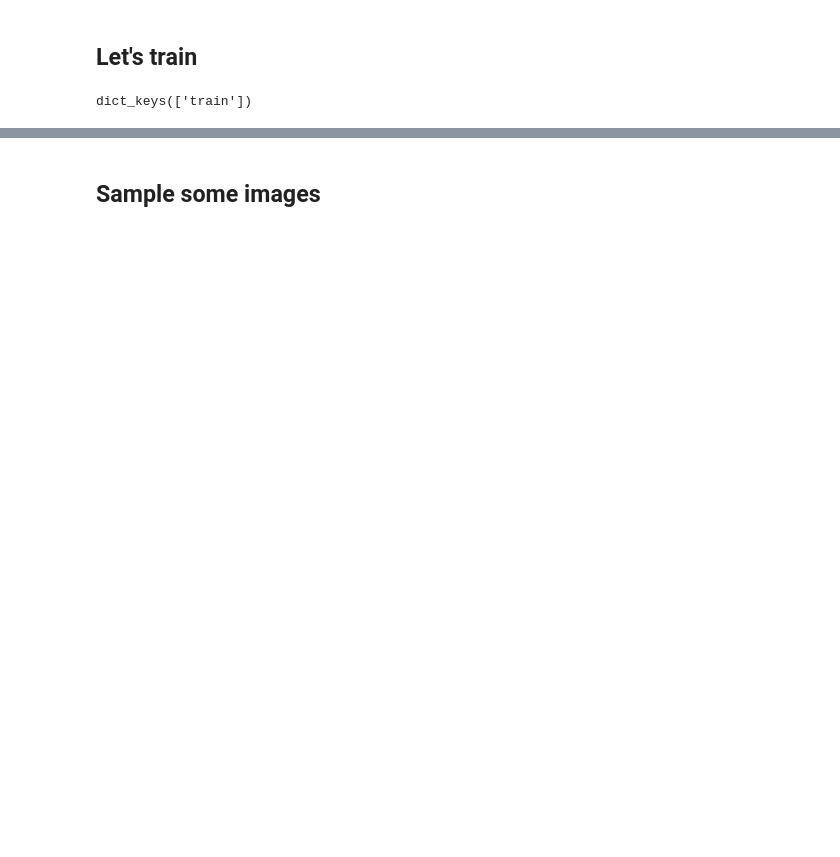
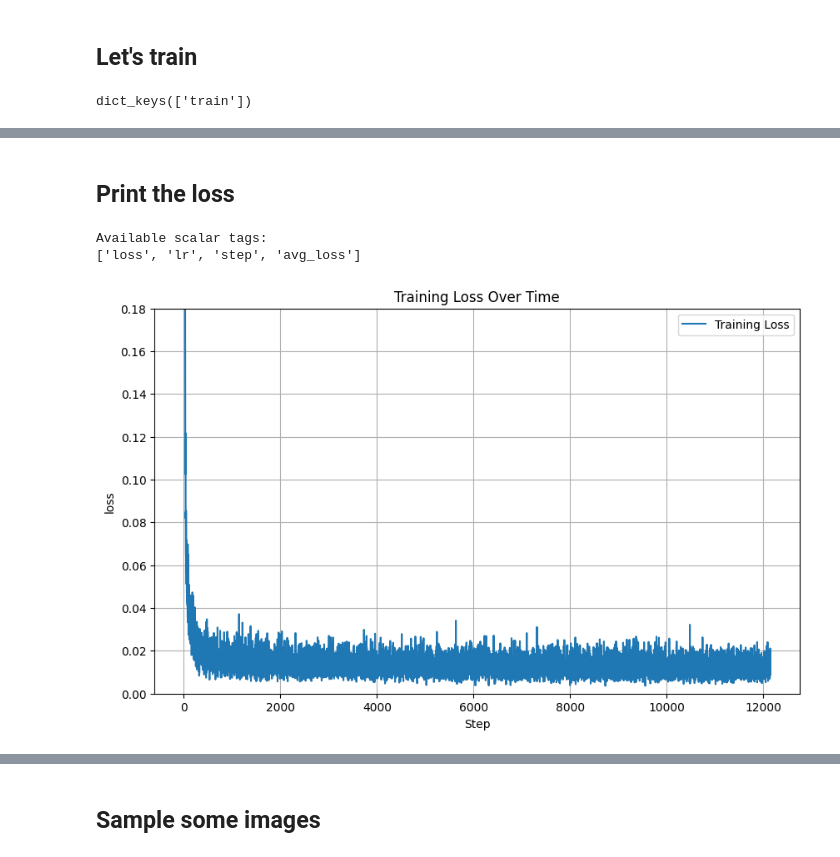
Before and after one commit to otausendschoen/Image_Classification_Diffusion-Augmentation, a Jupyter notebook: Codes/01_diffusion_model_conditional.ipynb, the cells around one changed output, grey strips where cells are left out. Drawn from its saved outputs; the diff is of its cells as text; code cells hidden in the pictures; blank space fills up the shorter version.

```diff
--- a/Codes/01_diffusion_model_conditional.ipynb
+++ b/Codes/01_diffusion_model_conditional.ipynb
@@ -136,16 +135,16 @@ from dataclasses import dataclass
 @dataclass
 class TrainingConfig:
     image_size = 64  # the generated image resolution
-    train_batch_size = 80
+    train_batch_size = 100
     eval_batch_size = 100  # 64 ~ 10g ram, 256 for A100
-    num_epochs = 50 #feel free to change, since we will always continue the already improved loss with loading the checkpoints. running this code again only improves the model
+    num_epochs = 45 #feel free to change, since we will always continue the already improved loss with loading the checkpoints. running this code again only improves the model
     gradient_accumulation_steps = 1
     learning_rate = 1e-4
     lr_warmup_steps = 50
     save_image_epochs = 10
-    save_model_epochs = 30
+    save_model_epochs = 45
     mixed_precision = 'fp16'  # `no` for float32, `fp16` for automatic mixed precision
-    output_dir = 'ddpm-eurosat-conditional_test'  # the model namy locally and on the HF Hub
+    output_dir = 'ddpm-eurosat-claudia'  # the model namy locally and on the HF Hub, WATCH OUT IF RUNNING THE CODE AGAIN
 
     push_to_hub = True  # whether to upload the saved model to the HF Hub
     hub_private_repo = False
@@ -532,0 +502,43 @@ upload_folder(
+# %% [markdown]
+## Print the loss
+# %%
+from tensorboard.backend.event_processing.event_accumulator import EventAccumulator
+import os
+
+log_dir = os.path.join(config.output_dir, "logs", "ddpm-eurosat-conditional")  # adjust if needed
+event_acc = EventAccumulator(log_dir)
+event_acc.Reload()
+
+print("Available scalar tags:")
+print(event_acc.Tags()["scalars"])
+# %% [output]
+Available scalar tags:
+['loss', 'lr', 'step', 'avg_loss']
+# %%
+from tensorboard.backend.event_processing.event_accumulator import EventAccumulator
+import os
+import pandas as pd
+import matplotlib.pyplot as plt
+
+
+# Load TensorBoard log
+event_acc = EventAccumulator(log_dir)
+event_acc.Reload()
+
+# Extract loss values
+loss_events = event_acc.Scalars('loss')
+steps = [e.step for e in loss_events]
+losses = [e.value for e in loss_events]
+
+# Plot
+plt.figure(figsize=(10, 6))
+plt.plot(steps, losses, label='Training Loss')
+plt.xlabel("Step")
+plt.ylabel("loss")
+plt.title("Training Loss Over Time")
+plt.grid(True)
+plt.ylim(0,0.18)
+plt.legend()
+plt.show()
+# %% [output]
+[figure, added]
```
Also changed, not shown: parts of 15 cells of this notebook.
